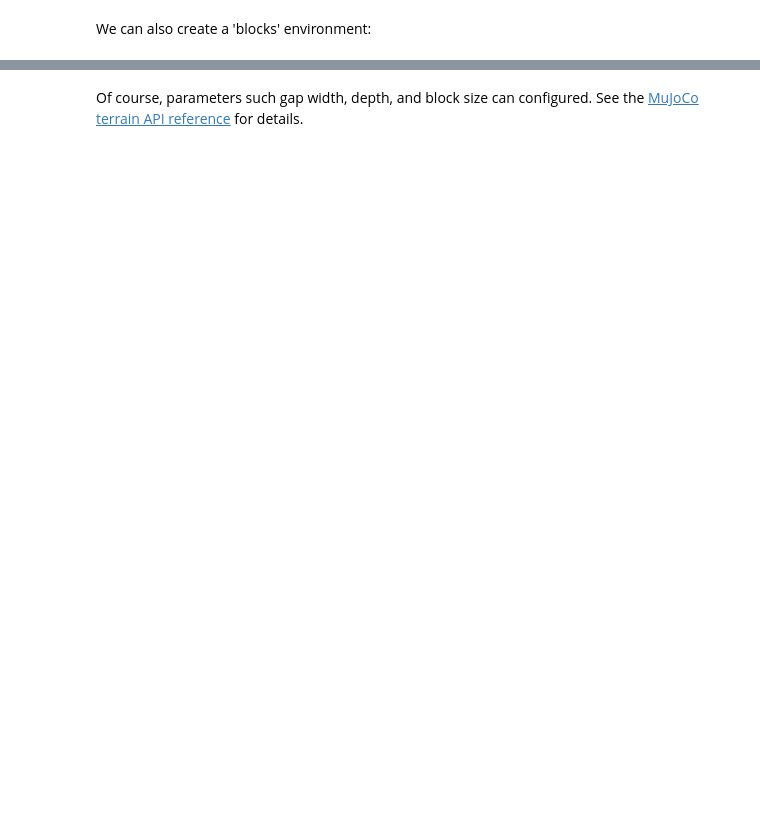
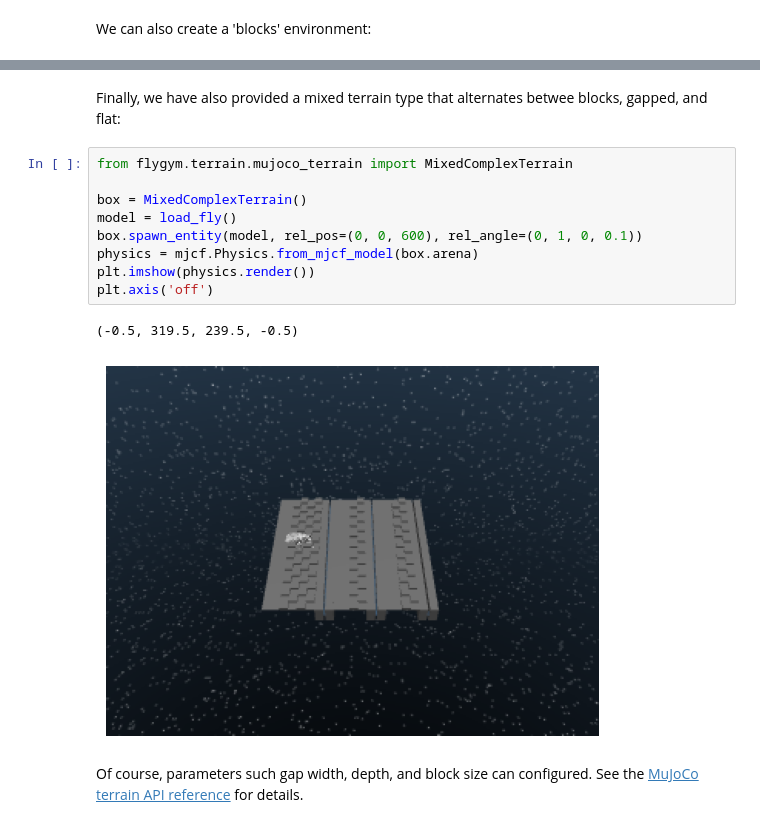
Before and after one commit to NeLy-EPFL/flygym, a Jupyter notebook: notebooks/mujoco_terrain.ipynb, the cells around one changed output, grey strips where cells are left out. Saved outputs shown, nothing was run; the diff lists cells and outputs as text; blank space fills up the shorter version.

Commit message:
update terrain notebook

```diff
--- a/notebooks/mujoco_terrain.ipynb
+++ b/notebooks/mujoco_terrain.ipynb
@@ -130,2 +131,16 @@ plt.axis('off')
+# %% [markdown]
+Finally, we have also provided a mixed terrain type that alternates betwee blocks, gapped, and flat:
+# %%
+from flygym.terrain.mujoco_terrain import MixedComplexTerrain
+
+box = MixedComplexTerrain()
+model = load_fly()
+box.spawn_entity(model, rel_pos=(0, 0, 600), rel_angle=(0, 1, 0, 0.1))
+physics = mjcf.Physics.from_mjcf_model(box.arena)
+plt.imshow(physics.render())
+plt.axis('off')
+# %% [output]
+(-0.5, 319.5, 239.5, -0.5)
+[figure, added]
 # %% [markdown]
 Of course, parameters such gap width, depth, and block size can configured. See the [MuJoCo terrain API reference](https://nely-epfl.github.io/flygym/terrain/mujoco.html) for details.
```
Also changed, not shown: parts of 3 cells of this notebook, 1 other file.
